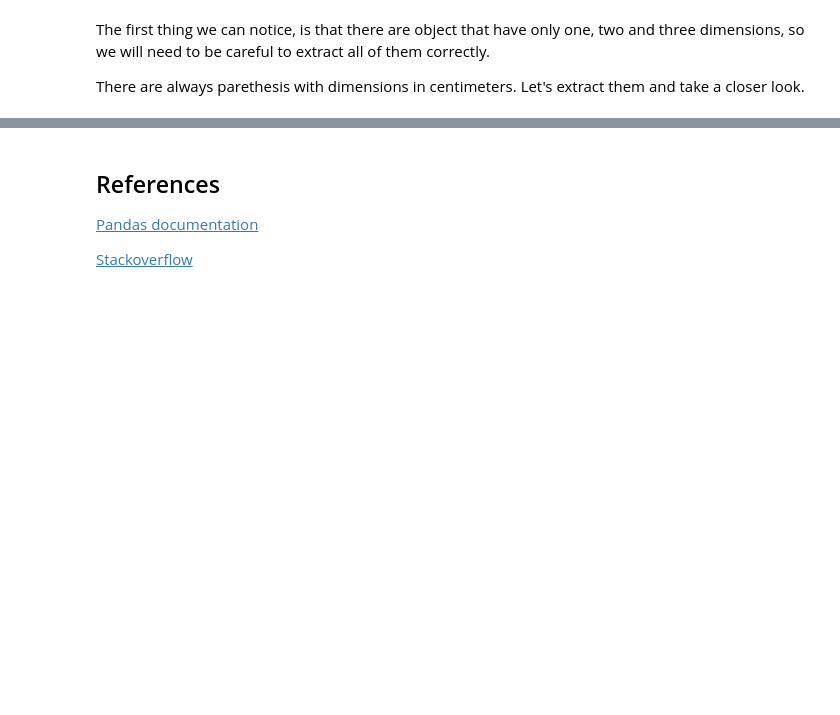
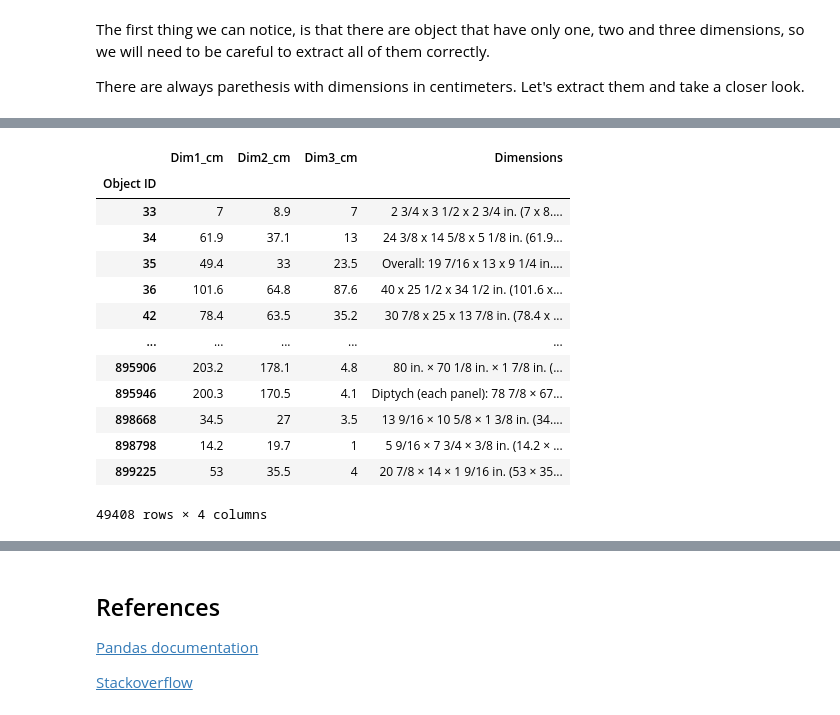
Before and after one commit to ZhigaMason/University, a Jupyter notebook: 01/01_homework.ipynb, the cells around one changed output, grey strips where cells are left out. Drawn from its saved outputs; the diff is of its cells as text; code cells hidden in the pictures; blank space fills up the shorter version.

```diff
--- a/01/01_homework.ipynb
+++ b/01/01_homework.ipynb
@@ -1015,4 +1031,0 @@ result[result['Dim3'].notna()]
-# %%
-df[['Dim1', 'Dim2', 'Dim3']] = None
-df.loc[:, ['Dim1', 'Dim2', 'Dim3']] = result
-df[['Dim1', 'Dim2', 'Dim3']]
@@ -1033,0 +1032,4 @@ df[['Dim1', 'Dim2', 'Dim3']]
+# %%
+df.loc[:,result.columns.to_list()] = None
+df.loc[:,result.columns.to_list()] = result
+df[result.columns.to_list()]
@@ -1033,0 +1051,17 @@ df[['Dim1', 'Dim2', 'Dim3']]
+# %%
+df.loc[df['Dim3_cm'].notna(), result.columns.to_list() + ['Dimensions']]
+# %% [output]
+|  | Dim1_cm | Dim2_cm | Dim3_cm | Dimensions |
+| Object ID |  |  |  |  |
+| 33 | 7 | 8.9 | 7 | 2 3/4 x 3 1/2 x 2 3/4 in. (7 x 8.... |
+| 34 | 61.9 | 37.1 | 13 | 24 3/8 x 14 5/8 x 5 1/8 in. (61.9... |
+| 35 | 49.4 | 33 | 23.5 | Overall: 19 7/16 x 13 x 9 1/4 in.... |
+| 36 | 101.6 | 64.8 | 87.6 | 40 x 25 1/2 x 34 1/2 in. (101.6 x... |
+| 42 | 78.4 | 63.5 | 35.2 | 30 7/8 x 25 x 13 7/8 in. (78.4 x ... |
+| ... | ... | ... | ... | ... |
+| 895906 | 203.2 | 178.1 | 4.8 | 80 in. × 70 1/8 in. × 1 7/8 in. (... |
+| 895946 | 200.3 | 170.5 | 4.1 | Diptych (each panel): 78 7/8 × 67... |
+| 898668 | 34.5 | 27 | 3.5 | 13 9/16 × 10 5/8 × 1 3/8 in. (34.... |
+| 898798 | 14.2 | 19.7 | 1 | 5 9/16 × 7 3/4 × 3/8 in. (14.2 × ... |
+| 899225 | 53 | 35.5 | 4 | 20 7/8 × 14 × 1 9/16 in. (53 × 35... |
+49408 rows × 4 columns
```
Also changed, not shown: parts of 34 cells of this notebook.
